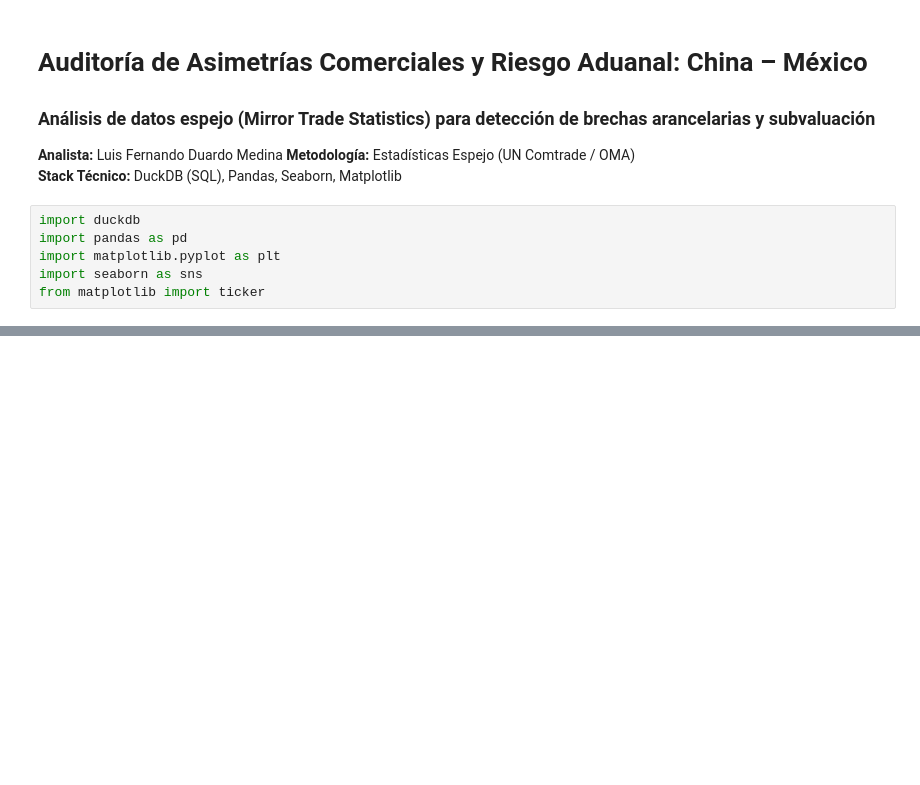
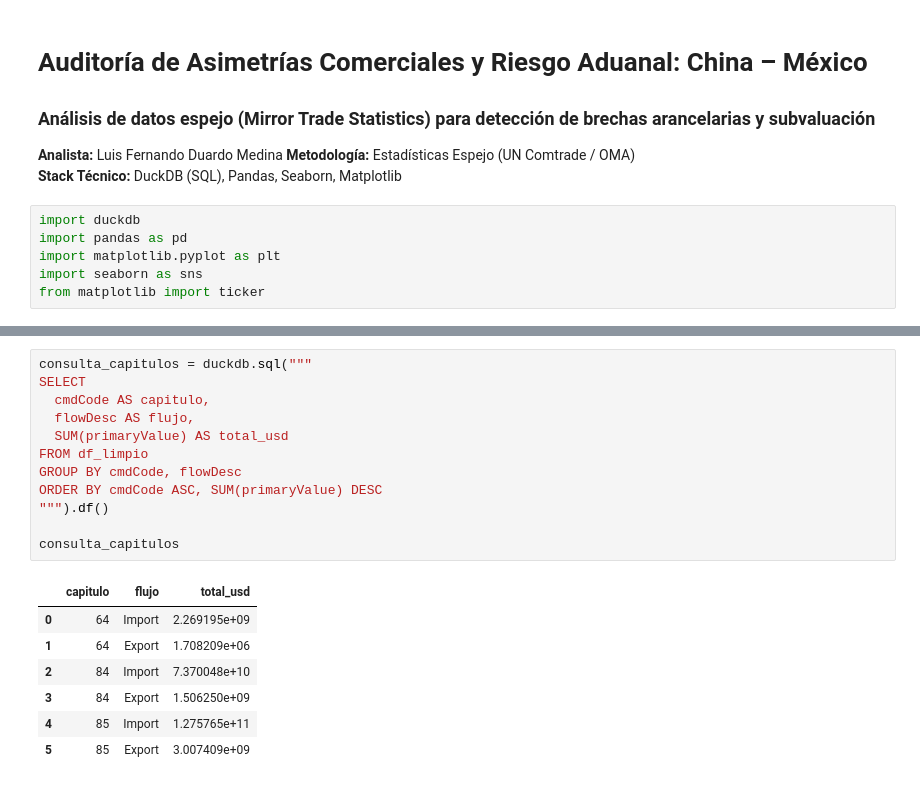
Before and after one commit to luisferdm6/03-china-mexico-trade-audit, a Jupyter notebook: 01_auditoria_asimetrias_china_mexico.ipynb, the cells around one changed output, grey strips where cells are left out. Saved outputs shown, nothing was run; the diff lists cells and outputs as text; blank space fills up the shorter version.

Commit message:
feat: calculo de balanza comercial y deficit por capitulo con DuckDB

```diff
--- a/01_auditoria_asimetrias_china_mexico.ipynb
+++ b/01_auditoria_asimetrias_china_mexico.ipynb
@@ -30,0 +56,20 @@ Dimensiones del dataset: (18, 47)
+# %%
+consulta_capitulos = duckdb.sql("""
+SELECT
+  cmdCode AS capitulo,
+  flowDesc AS flujo,
+  SUM(primaryValue) AS total_usd
+FROM df_limpio
+GROUP BY cmdCode, flowDesc
+ORDER BY cmdCode ASC, SUM(primaryValue) DESC
+""").df()
+
+consulta_capitulos
+# %% [output]
+|  | capitulo | flujo | total_usd |
+| 0 | 64 | Import | 2.269195e+09 |
+| 1 | 64 | Export | 1.708209e+06 |
+| 2 | 84 | Import | 7.370048e+10 |
+| 3 | 84 | Export | 1.506250e+09 |
+| 4 | 85 | Import | 1.275765e+11 |
+| 5 | 85 | Export | 3.007409e+09 |
```
Also changed, not shown: parts of 4 cells of this notebook.
